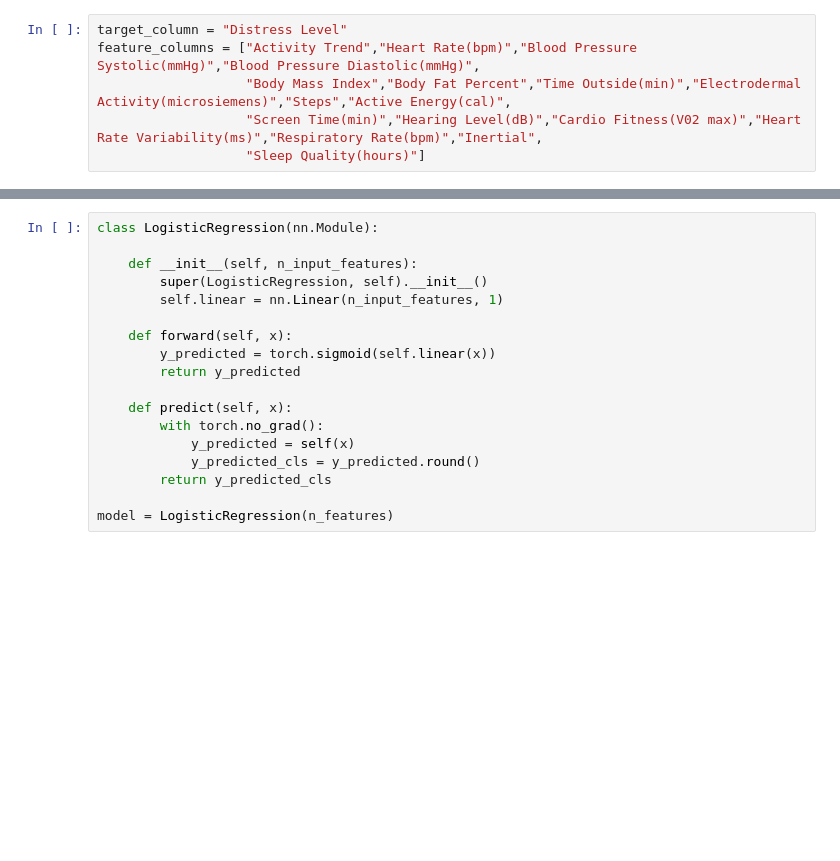
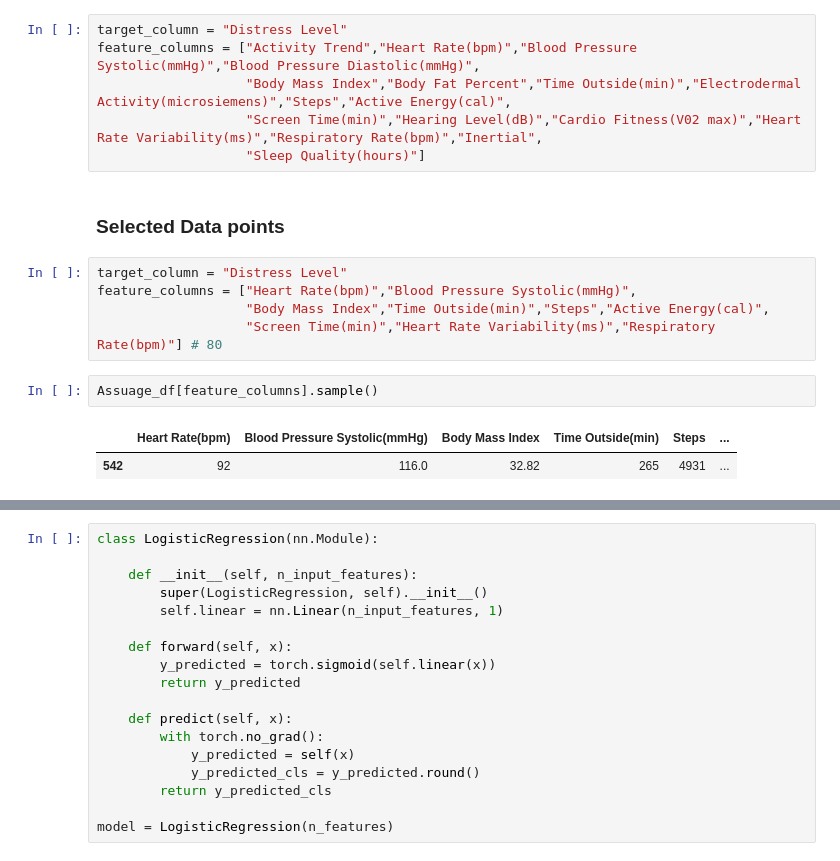
Before and after one commit to NACME-AIML-2024/final-project-aimleaders, a Jupyter notebook: NoteBook/PyTorchbinary_Assuage.ipynb, the cells around one changed output, grey strips where cells are left out. Cells and saved outputs as stored; diff of their text form; blank space fills up the shorter version.

```diff
--- a/NoteBook/PyTorchbinary_Assuage.ipynb
+++ b/NoteBook/PyTorchbinary_Assuage.ipynb
@@ -73,6 +75,18 @@ feature_columns = ["Activity Trend","Heart Rate(bpm)","Blood Pressure Systolic(m
                    "Body Mass Index","Body Fat Percent","Time Outside(min)","Electrodermal Activity(microsiemens)","Steps","Active Energy(cal)",
                    "Screen Time(min)","Hearing Level(dB)","Cardio Fitness(V02 max)","Heart Rate Variability(ms)","Respiratory Rate(bpm)","Inertial",
                    "Sleep Quality(hours)"]
+# %% [markdown]
+### Selected Data points
+# %%
+target_column = "Distress Level"
+feature_columns = ["Heart Rate(bpm)","Blood Pressure Systolic(mmHg)",
+                   "Body Mass Index","Time Outside(min)","Steps","Active Energy(cal)",
+                   "Screen Time(min)","Heart Rate Variability(ms)","Respiratory Rate(bpm)"] # 80
+# %%
+Assuage_df[feature_columns].sample()
+# %% [output]
+|  | Heart Rate(bpm) | Blood Pressure Systolic(mmHg) | Body Mass Index | Time Outside(min) | Steps | ... |
+| 542 | 92 | 116.0 | 32.82 | 265 | 4931 | ... |
 # %%
 bc = Assuage_df
 X, y = Assuage_df[feature_columns], Assuage_df[target_column].to_numpy()
```
Also changed, not shown: parts of 11 cells of this notebook, 2 other files.
